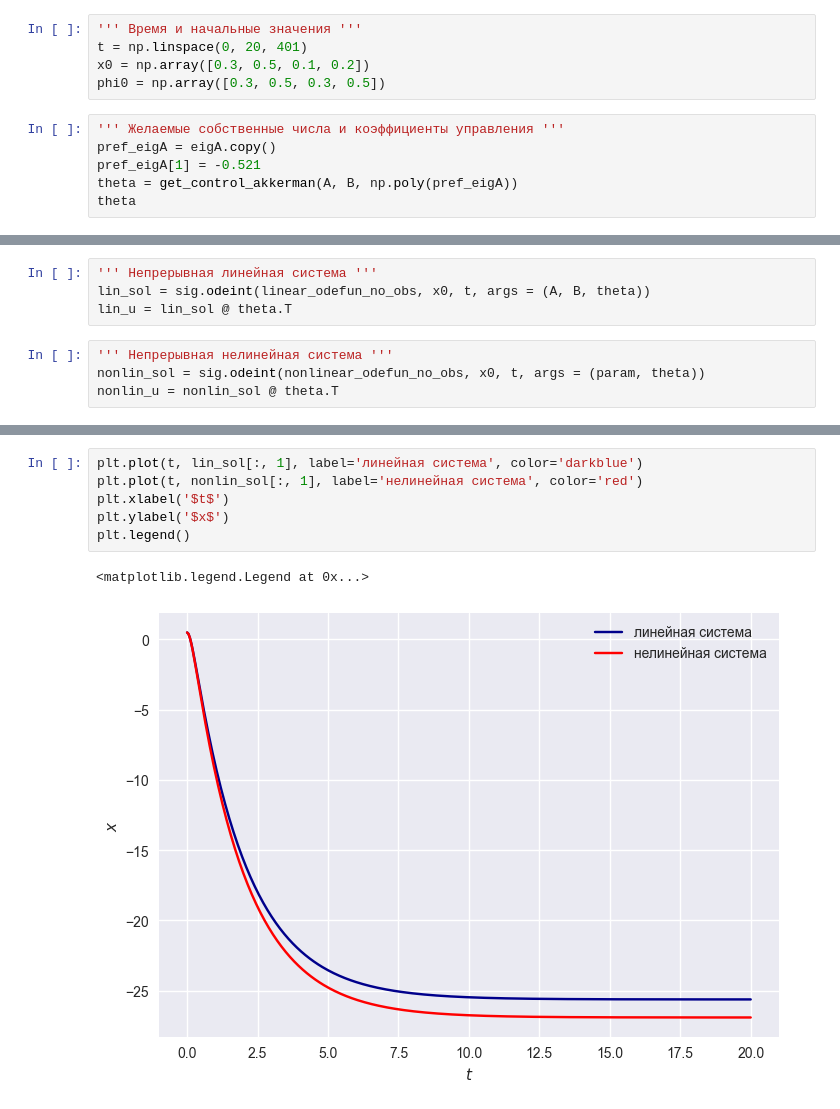
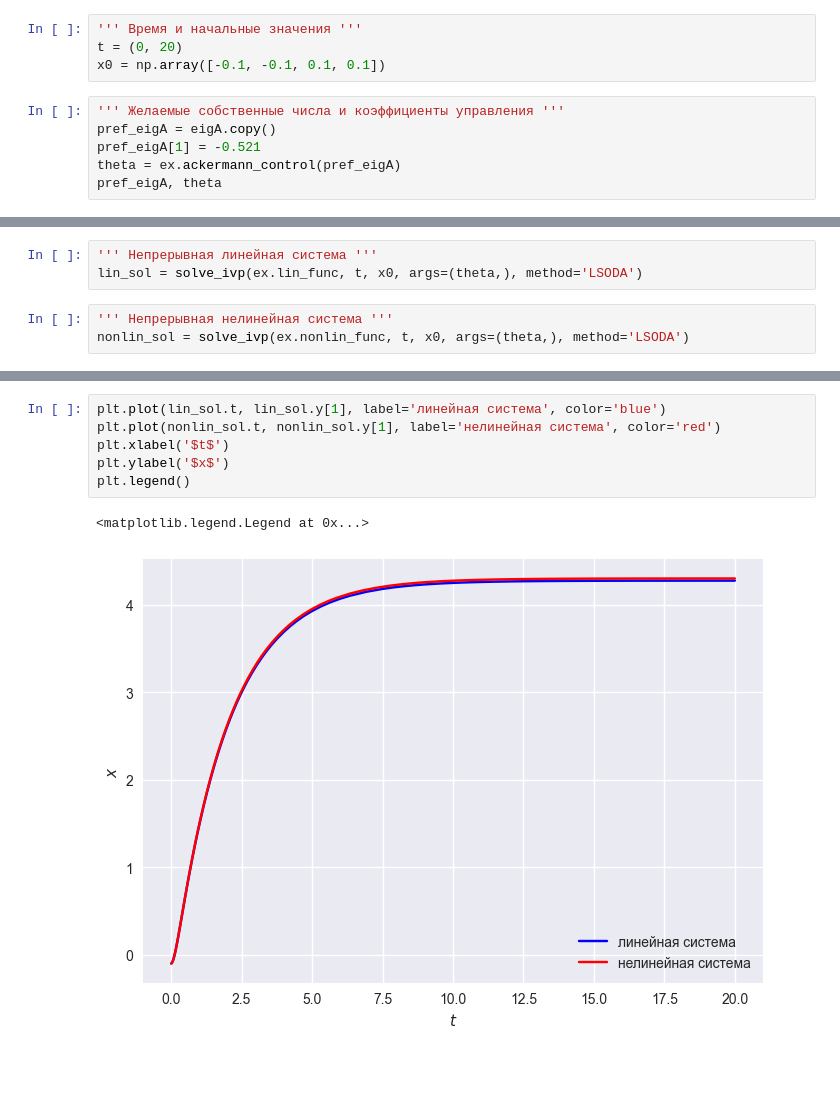
Before and after one commit to oleg-w570/segway-control, a Jupyter notebook: one_eigenvalue_shift.ipynb, the cells around one changed output, grey strips where cells are left out. Drawn from its saved outputs; the diff is of its cells as text; blank space fills up the shorter version.

```diff
--- a/one_eigenvalue_shift.ipynb
+++ b/one_eigenvalue_shift.ipynb
@@ -18,13 +17,12 @@ eigA
 array([ 0.        ,  0.52145782, -2.05987963, -7.502976  ])
 # %%
 ''' Время и начальные значения '''
-t = np.linspace(0, 20, 401)
-x0 = np.array([0.3, 0.5, 0.1, 0.2])
-phi0 = np.array([0.3, 0.5, 0.3, 0.5])
+t = (0, 20)
+x0 = np.array([-0.1, -0.1, 0.1, 0.1])
 # %%
 ''' Желаемые собственные числа и коэффициенты управления '''
 pref_eigA = eigA.copy()
 pref_eigA[1] = -0.521
-theta = get_control_akkerman(A, B, np.poly(pref_eigA))
-theta
+theta = ex.ackermann_control(pref_eigA)
+pref_eigA, theta
 # %% [output]
@@ -32,9 +31,7 @@ array([[-306.48002125,    0.        , -148.45695167,   15.22455594]])
 # %%
 ''' Непрерывная линейная система '''
-lin_sol = sig.odeint(linear_odefun_no_obs, x0, t, args = (A, B, theta))
-lin_u = lin_sol @ theta.T
+lin_sol = solve_ivp(ex.lin_func, t, x0, args=(theta,), method='LSODA')
 # %%
 ''' Непрерывная нелинейная система '''
-nonlin_sol = sig.odeint(nonlinear_odefun_no_obs, x0, t, args = (param, theta))
-nonlin_u = nonlin_sol @ theta.T
+nonlin_sol = solve_ivp(ex.nonlin_func, t, x0, args=(theta,), method='LSODA')
 # %%
@@ -49,10 +46,10 @@ plt.legend()
 # %%
-plt.plot(t, lin_sol[:, 1], label='линейная система', color='darkblue')
-plt.plot(t, nonlin_sol[:, 1], label='нелинейная система', color='red')
+plt.plot(lin_sol.t, lin_sol.y[1], label='линейная система', color='blue')
+plt.plot(nonlin_sol.t, nonlin_sol.y[1], label='нелинейная система', color='red')
 plt.xlabel('$t$')
 plt.ylabel('$x$')
 plt.legend()
 # %% [output]
 <matplotlib.legend.Legend at 0x...>
-[figure, old version]
+[figure, new version]
 # %%
```
Also changed, not shown: parts of 6 cells of this notebook, 2 other files.
